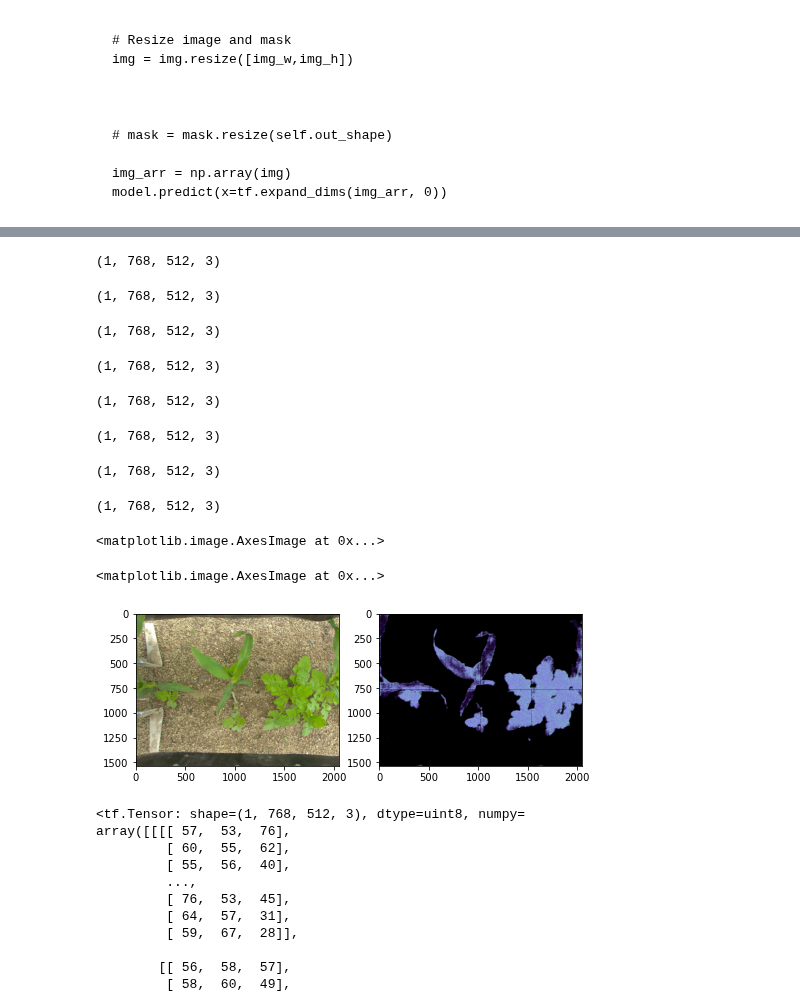
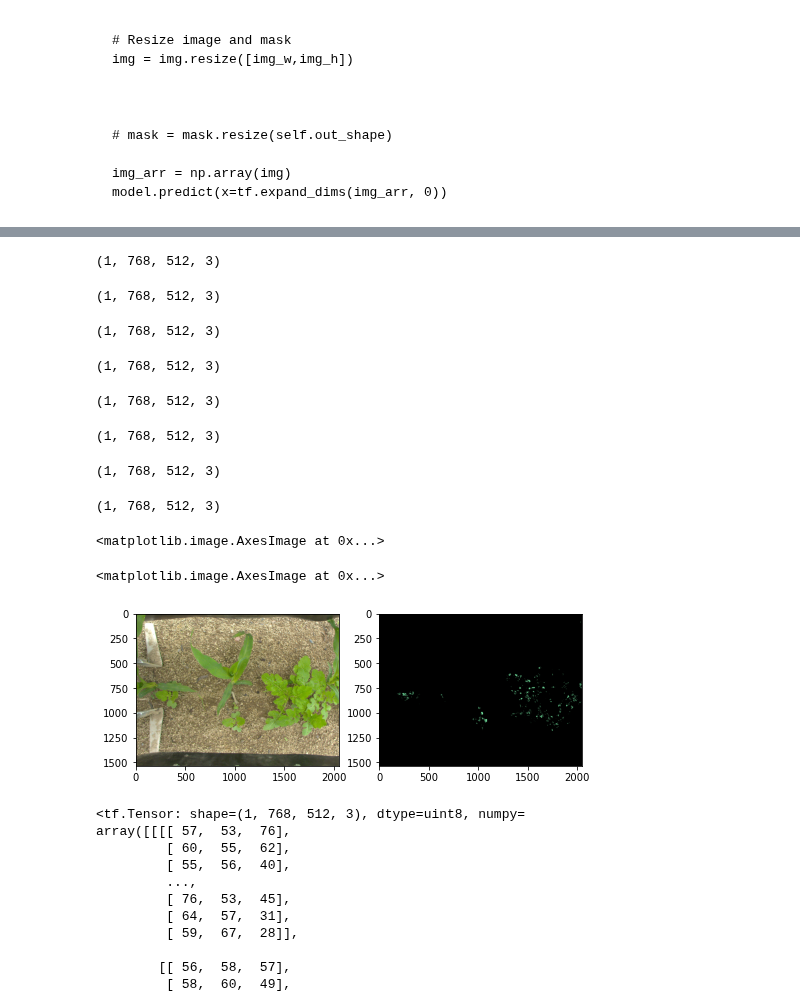
Before and after one commit to tizianofucci/A2NDLSegmentation, a Jupyter notebook: Notebook/Back_to_local.ipynb, the cells around one changed output, grey strips where cells are left out. Saved outputs shown, nothing was run; the diff lists cells and outputs as text; code cells hidden in the pictures.

```diff
--- a/Notebook/Back_to_local.ipynb
+++ b/Notebook/Back_to_local.ipynb
@@ -308,14 +308,14 @@ img_w = 512
 
 dataset = CustomDataset(dataset_dir[0], 'training',
                         img_generator=img_data_gen, mask_generator=mask_data_gen,
-                        preprocessing_function=None, out_shape=[img_w,img_h])
+                        preprocessing_function=preprocess_input, out_shape=[img_w,img_h])
 
 #dataset1 = CustomDataset(dataset_dir[1], 'training',
 #                        img_generator=img_data_gen, mask_generator=mask_data_gen,
 #                        preprocessing_function=None, out_shape=[img_w,img_h])
 
 dataset_valid = CustomDataset(dataset_dir[0], 'validation',
-                              preprocessing_function=None,out_shape=[img_w,img_h])
+                              preprocessing_function=preprocess_input,out_shape=[img_w,img_h])
 
 #dataset_valid1 = CustomDataset(dataset_dir[1], 'validation',
 #                              preprocessing_function=None,out_shape=[img_w,img_h])
@@ -499,6 +523,7 @@ base_model = vgg
 
 # Use the activations of these layers
 layer_names = [
+    'block1_conv2',
     'block2_conv2',   # 384x256
     'block3_conv3',   # 192x128
     'block4_conv3',  # 96x64
@@ -513,9 +538,10 @@ down_stack.trainable = False
 
 
 up_stack = [
-    pix2pix.upsample(512, 3),  # 4x4 -> 8x8
-    pix2pix.upsample(256, 3),  # 8x8 -> 16x16
-    pix2pix.upsample(128, 3),  # 16x16 -> 32x32
+    upsample(512, 3),  # 4x4 -> 8x8
+    upsample(256, 3),  # 8x8 -> 16x16
+    upsample(128, 3),
+    upsample(64, 3)  # 16x16 -> 32x32
 ]
 
 def unet_model(output_channels):
@@ -534,9 +560,10 @@ def unet_model(output_channels):
     x = concat([x, skip])
 
   # This is the last layer of the model
-  last = tf.keras.layers.Conv2DTranspose(
-      output_channels, 3, strides=2,
-      padding='same')  #64x64 -> 128x128
+  last = tf.keras.layers.Conv2D(filters=output_channels,
+                                         kernel_size=(3, 3),
+                                         strides=(1, 1),
+                                         padding='same') #64x64 -> 128x128
 
   x = last(x)
 
@@ -627,8 +654,8 @@ model = unet_model(3)
 
 
 # model = create_model(depth=5,
-#                      start_f=8,
-#                      num_classes=3)
+#                       start_f=8,
+#                       num_classes=3)
 
 
 model.summary()
@@ -669,7 +696,7 @@ ________________________________________________________________________________
 # Sparse Categorical Crossentropy to use integers (mask) instead of one-hot encoded labels
 loss = tf.keras.losses.SparseCategoricalCrossentropy()
 # learning rate
-lr = 1e-4
+lr = 1e-5
 optimizer = tf.keras.optimizers.Adam(learning_rate=lr)
 # -------------------
 
@@ -906,7 +945,7 @@ image = Image.open(os.path.join(test_dir[0], 'Images/Bipbip_mais_im_03621.jpg'))
 #mask = rme.read_rgb_mask(os.path.join(self.dataset_dir, 'Masks', curr_filename + '.png'))
 
 
-img_arr =  tf.expand_dims(np.array(image), 0)
+img_arr = preprocess_input( tf.expand_dims(np.array(image), 0))
 
 
 patches = tf.image.extract_patches(images=img_arr,
@@ -941,34 +980,34 @@ for j in range (0,8):
     for i in range(1, 3):
       prediction_img[np.where(predicted_class == i)] = np.array(colors[i-1])[:3] * 255
 
 #     ax[0].imshow(np.uint8(patches[j]))
 #     ax[1].imshow(np.uint8(prediction_img))
 
     predictions.append(prediction_img)
 
     fig.canvas.draw()
     time.sleep(1)
 
 total = tf.concat([predictions[0], predictions[4]], 0)
 
 for x in range (1,4):
     result=tf.concat([predictions[x], predictions[x+4]], 0)
     total=tf.concat([total, result], 1)
 
 ax[0].imshow(np.uint8(image))
 ax[1].imshow(np.uint8(total))
 # %% [output]
 (1, 768, 512, 3)
 (1, 768, 512, 3)
 (1, 768, 512, 3)
 (1, 768, 512, 3)
 (1, 768, 512, 3)
 (1, 768, 512, 3)
 (1, 768, 512, 3)
 (1, 768, 512, 3)
 <matplotlib.image.AxesImage at 0x...>
 <matplotlib.image.AxesImage at 0x...>
-[figure, old version]
+[figure, new version]
 # %%
 tf.expand_dims(patches[0],0)
 # %% [output]
```
Also changed, not shown: parts of 7 cells of this notebook, 1 other file.
